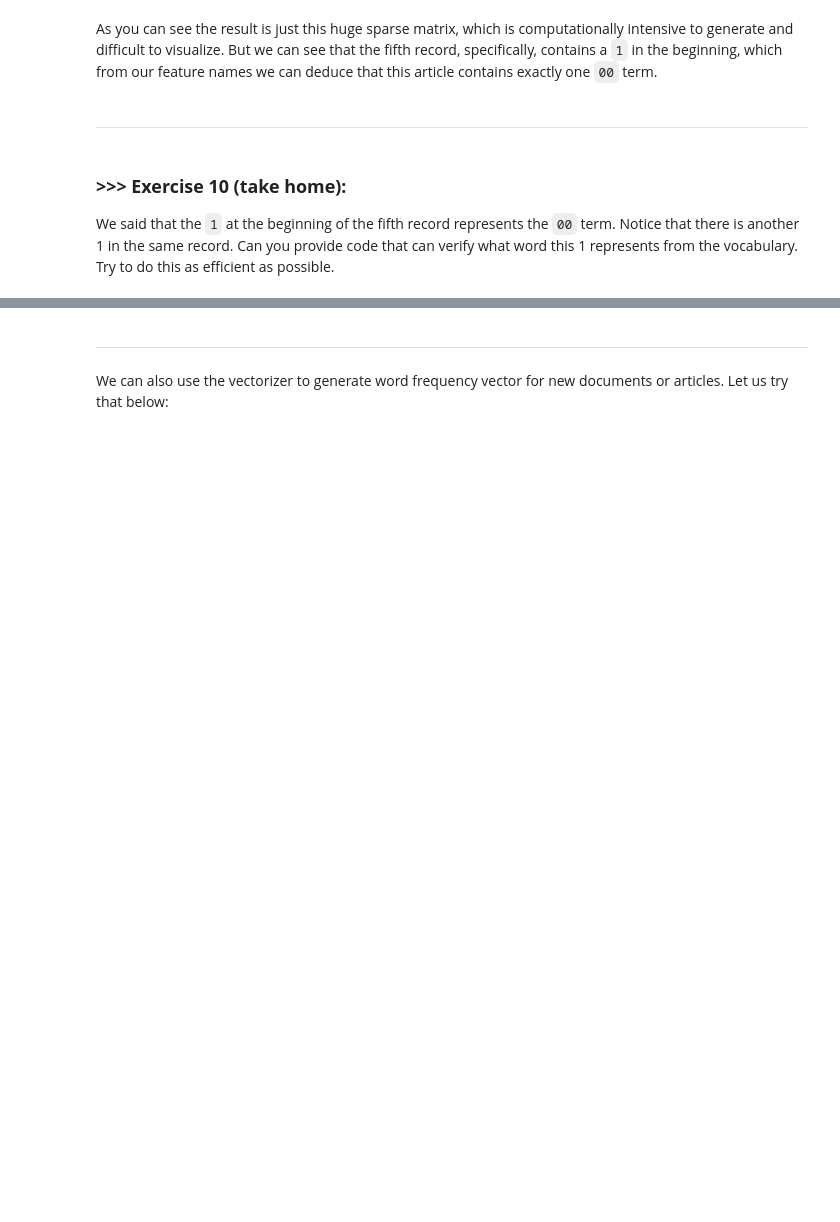
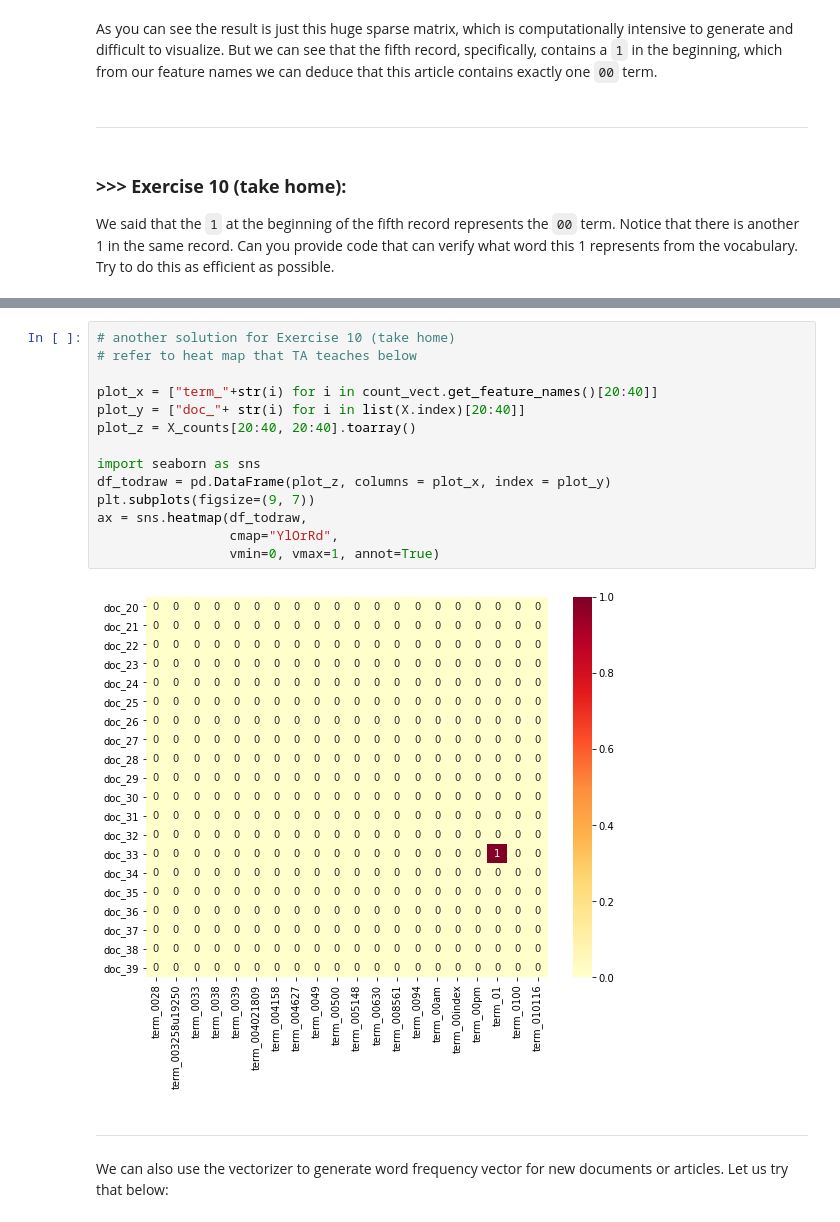
Before and after one commit to 109065431/DM2020-Lab1-Master, a Jupyter notebook: DM2020-Lab1-Master.ipynb, the cells around one changed output, grey strips where cells are left out. Cells and saved outputs as stored; diff of their text form; blank space fills up the shorter version.

Commit message:
Take Home Done

```diff
--- a/DM2020-Lab1-Master.ipynb
+++ b/DM2020-Lab1-Master.ipynb
@@ -1017,3 +1024,19 @@ We said that the `1` at the beginning of the fifth record represents the `00` te
+# %%
+# another solution for Exercise 10 (take home)
+# refer to heat map that TA teaches below
+
+plot_x = ["term_"+str(i) for i in count_vect.get_feature_names()[20:40]]
+plot_y = ["doc_"+ str(i) for i in list(X.index)[20:40]]
+plot_z = X_counts[20:40, 20:40].toarray()
+
+import seaborn as sns
+df_todraw = pd.DataFrame(plot_z, columns = plot_x, index = plot_y)
+plt.subplots(figsize=(9, 7))
+ax = sns.heatmap(df_todraw,
+                 cmap="YlOrRd",
+                 vmin=0, vmax=1, annot=True)
+# %% [output]
+[figure, added]
 # %% [markdown]
 ---
 # %% [markdown]
```
Also changed, not shown: parts of 32 cells of this notebook.
